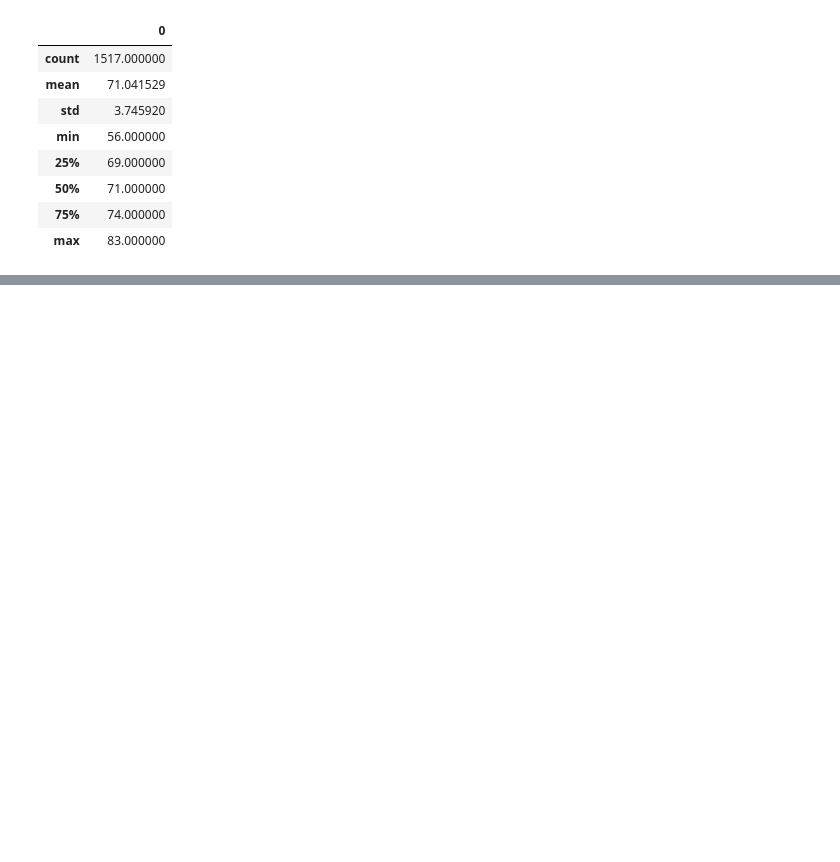
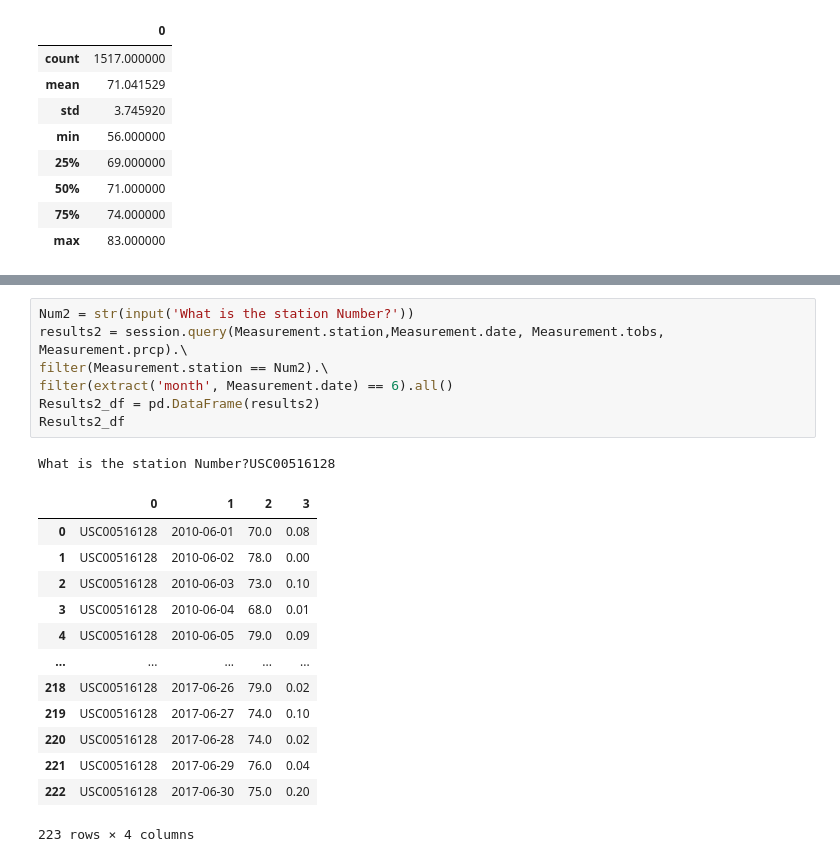
Before and after one commit to hjsaliski/Surfs_Up, a Jupyter notebook: SurfsUp_Challenge.ipynb, the cells around one changed output, grey strips where cells are left out. Cells and saved outputs as stored; diff of their text form; blank space fills up the shorter version.

```diff
--- a/SurfsUp_Challenge.ipynb
+++ b/SurfsUp_Challenge.ipynb
@@ -181,0 +265,22 @@ dec_results_df.describe()
+# %%
+Num2 = str(input('What is the station Number?'))
+results2 = session.query(Measurement.station,Measurement.date, Measurement.tobs, Measurement.prcp).\
+filter(Measurement.station == Num2).\
+filter(extract('month', Measurement.date) == 6).all()
+Results2_df = pd.DataFrame(results2)
+Results2_df
+# %% [output]
+What is the station Number?USC00516128
+|  | 0 | 1 | 2 | 3 |
+| 0 | USC00516128 | 2010-06-01 | 70.0 | 0.08 |
+| 1 | USC00516128 | 2010-06-02 | 78.0 | 0.00 |
+| 2 | USC00516128 | 2010-06-03 | 73.0 | 0.10 |
+| 3 | USC00516128 | 2010-06-04 | 68.0 | 0.01 |
+| 4 | USC00516128 | 2010-06-05 | 79.0 | 0.09 |
+| ... | ... | ... | ... | ... |
+| 218 | USC00516128 | 2017-06-26 | 79.0 | 0.02 |
+| 219 | USC00516128 | 2017-06-27 | 74.0 | 0.10 |
+| 220 | USC00516128 | 2017-06-28 | 74.0 | 0.02 |
+| 221 | USC00516128 | 2017-06-29 | 76.0 | 0.04 |
+| 222 | USC00516128 | 2017-06-30 | 75.0 | 0.20 |
+223 rows × 4 columns
```
Also changed, not shown: parts of 5 cells of this notebook.
